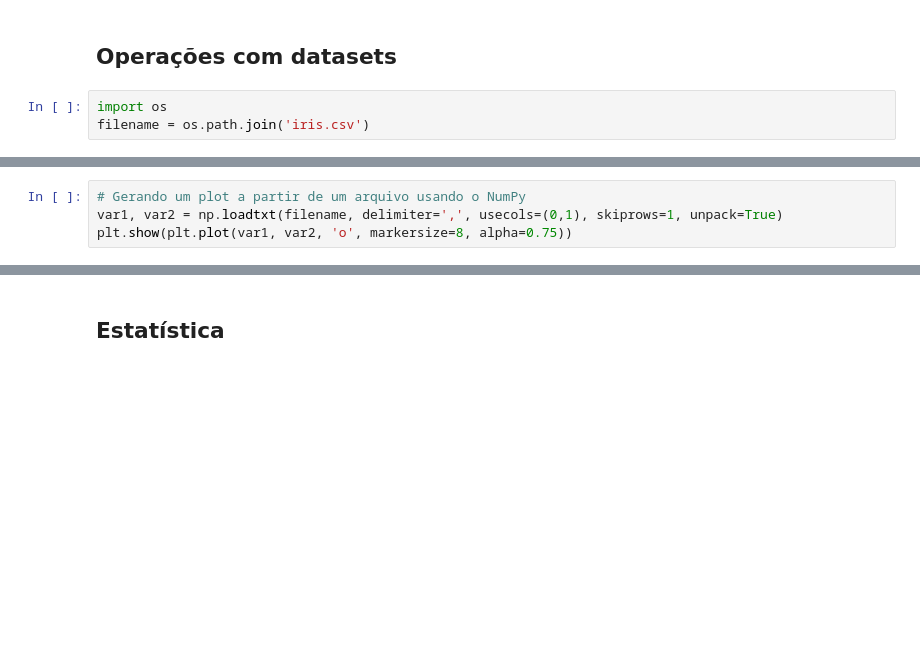
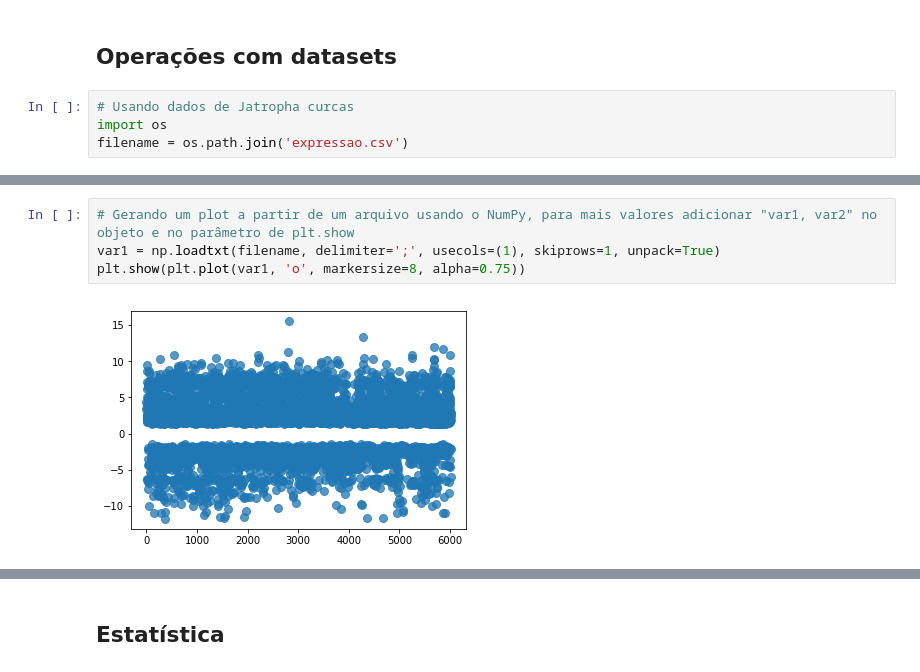
Before and after one commit to Jorge-Bandeira94/Atividades---Data-Science-Academy, a Jupyter notebook: DSA-Python-Cap08-01-NumPy.ipynb, the cells around one changed output, grey strips where cells are left out. Cells and saved outputs as stored; diff of their text form; blank space fills up the shorter version.

```diff
--- a/DSA-Python-Cap08-01-NumPy.ipynb
+++ b/DSA-Python-Cap08-01-NumPy.ipynb
@@ -337,7 +357,8 @@ plt.colorbar()
 # %% [markdown]
 ## Operações com datasets
 # %%
+# Usando dados de Jatropha curcas
 import os
-filename = os.path.join('iris.csv')
+filename = os.path.join('expressao.csv')
 # %%
 # No Windows use !more iris.csv. Mac ou Linux use !head iris.csv
@@ -352,4 +394,6 @@ type(arquivo)
 # %%
-# Gerando um plot a partir de um arquivo usando o NumPy
-var1, var2 = np.loadtxt(filename, delimiter=',', usecols=(0,1), skiprows=1, unpack=True)
-plt.show(plt.plot(var1, var2, 'o', markersize=8, alpha=0.75))
+# Gerando um plot a partir de um arquivo usando o NumPy, para mais valores adicionar "var1, var2" no objeto e no parâmetro de plt.show
+var1 = np.loadtxt(filename, delimiter=';', usecols=(1), skiprows=1, unpack=True)
+plt.show(plt.plot(var1, 'o', markersize=8, alpha=0.75))
+# %% [output]
+[figure, added]
```
Also changed, not shown: parts of 42 cells of this notebook, 1 other file.
